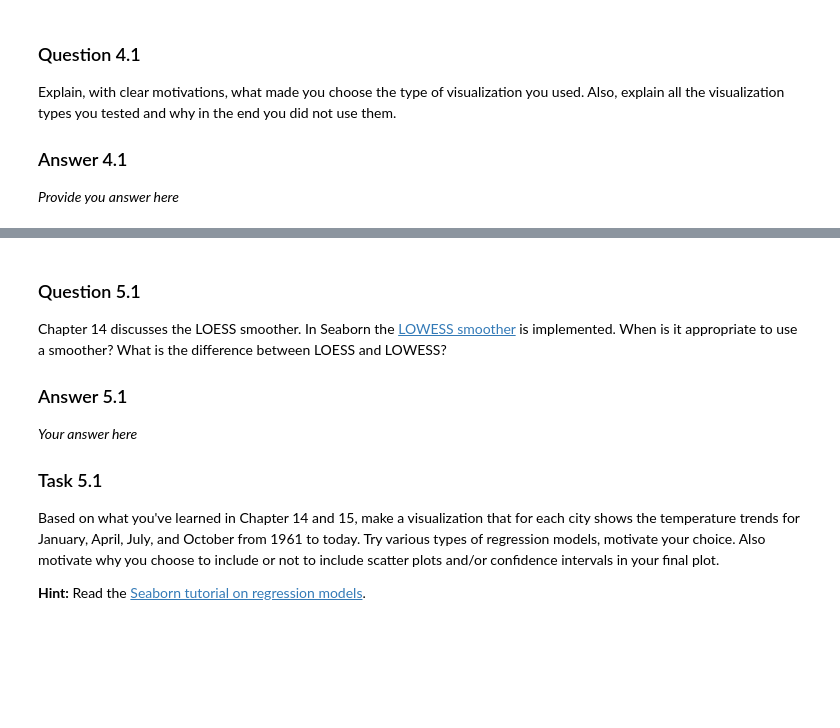
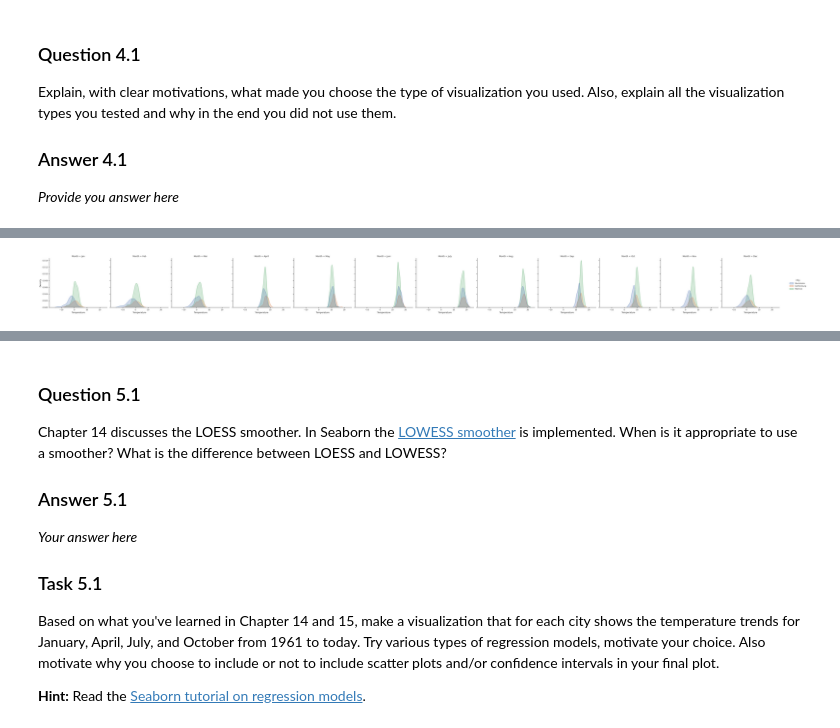
Before and after one commit to elvinafahlgren/Visualization, a Jupyter notebook: worksheet-2.ipynb, the cells around one changed output, grey strips where cells are left out. Cells and saved outputs as stored; diff of their text form; code cells hidden in the pictures; blank space fills up the shorter version.

```diff
--- a/worksheet-2.ipynb
+++ b/worksheet-2.ipynb
@@ -218,0 +197,8 @@ _Provide you answer here_
+# %%
+combined = pd.read_csv("smhi-combined.csv")
+plot = sns.displot(data=combined, x="Temperature", hue="City", col="Month", kind="kde", fill = True)
+
+#ridge_plot = sns.FacetGrid(combined, row="Month", hue="City", aspect=15, height=0.5, palette=colorscale)
+#ridge_plot.map(sns.displot, "Temperature", hist = False, rug = True).add_legend()
+# %% [output]
+[figure, added]
```
Also changed, not shown: parts of 22 cells of this notebook, 1 other file.
